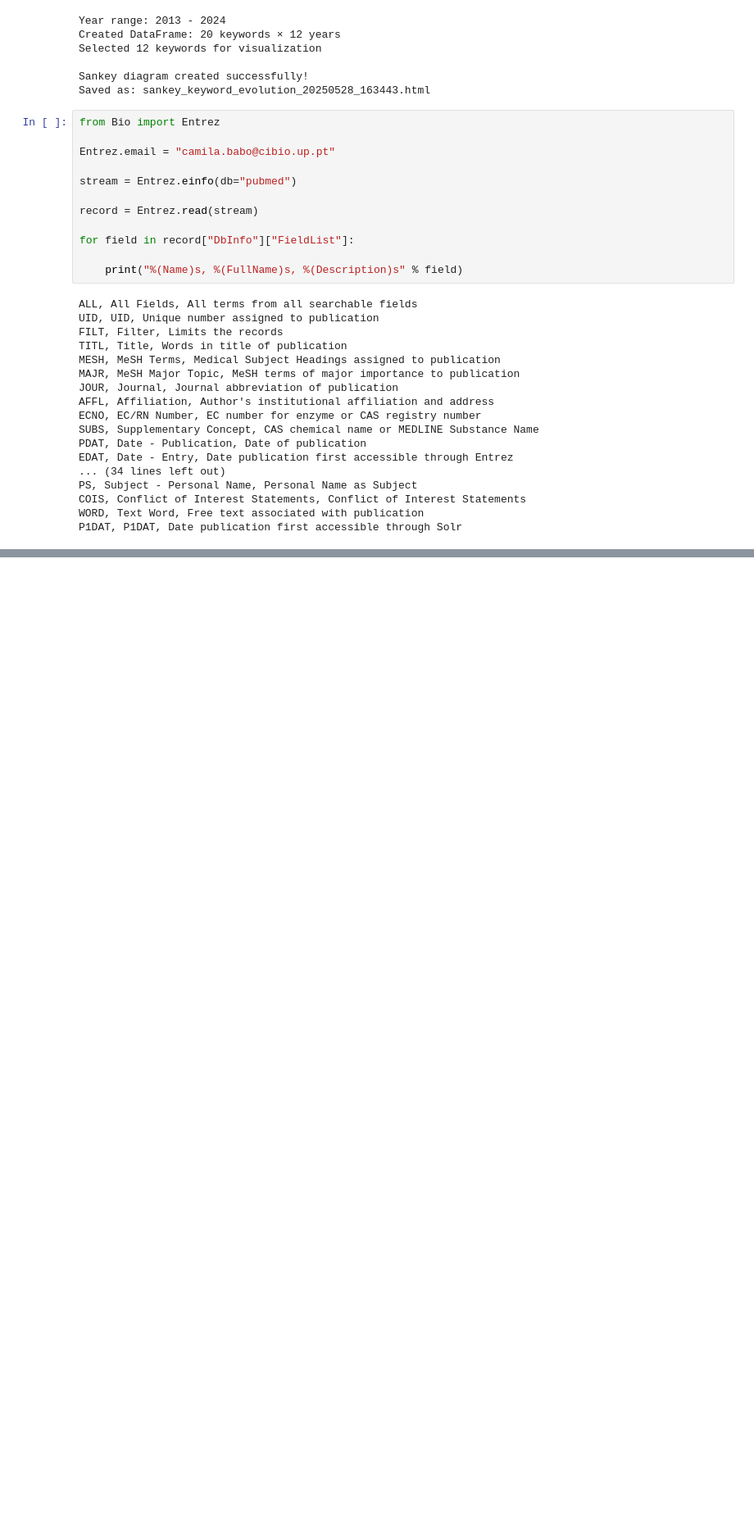
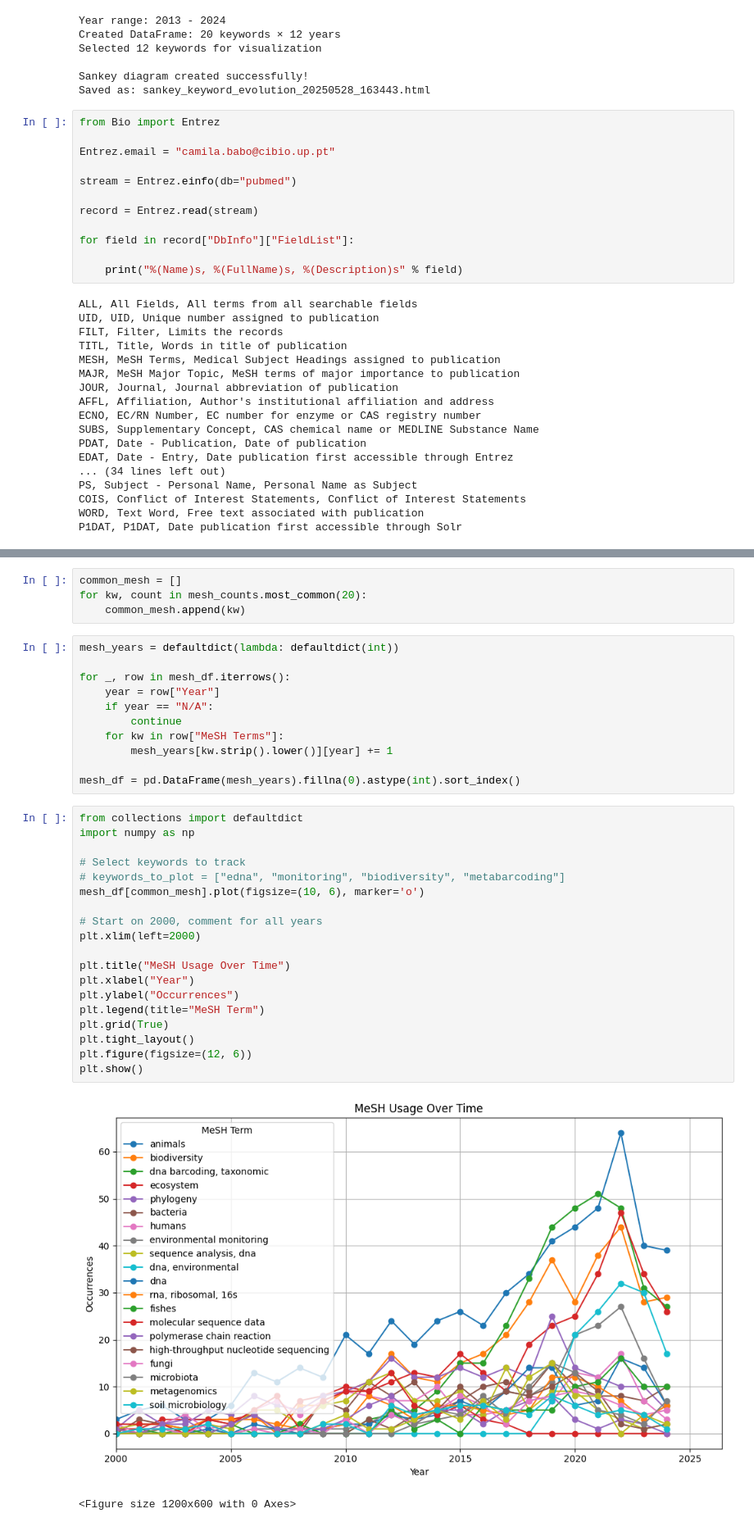
Before and after one commit to eDNAqua-Plan-project/european-aquatic-eDNA-landscape, a Jupyter notebook: LLM-eDNA-trend-analysis/trend-analysis.ipynb, the cells around one changed output, grey strips where cells are left out. Shown: that part at 82% size. Drawn from its saved outputs; the diff is of its cells as text; blank space fills up the shorter version.

```diff
--- a/LLM-eDNA-trend-analysis/trend-analysis.ipynb
+++ b/LLM-eDNA-trend-analysis/trend-analysis.ipynb
@@ -481,0 +560,37 @@ P1DAT, P1DAT, Date publication first accessible through Solr
+# %%
+common_mesh = []
+for kw, count in mesh_counts.most_common(20):
+    common_mesh.append(kw)
+# %%
+mesh_years = defaultdict(lambda: defaultdict(int))
+
+for _, row in mesh_df.iterrows():
+    year = row["Year"]
+    if year == "N/A":
+        continue
+    for kw in row["MeSH Terms"]:
+        mesh_years[kw.strip().lower()][year] += 1
+
+mesh_df = pd.DataFrame(mesh_years).fillna(0).astype(int).sort_index()
+# %%
+from collections import defaultdict
+import numpy as np
+
+# Select keywords to track
+# keywords_to_plot = ["edna", "monitoring", "biodiversity", "metabarcoding"]
+mesh_df[common_mesh].plot(figsize=(10, 6), marker='o')
+
+# Start on 2000, comment for all years
+plt.xlim(left=2000)
+
+plt.title("MeSH Usage Over Time")
+plt.xlabel("Year")
+plt.ylabel("Occurrences")
+plt.legend(title="MeSH Term")
+plt.grid(True)
+plt.tight_layout()
+plt.figure(figsize=(12, 6))
+plt.show()
+# %% [output]
+[figure, added]
+<Figure size 1200x600 with 0 Axes>
```
Also changed, not shown: parts of 6 cells of this notebook, 2 other files.
